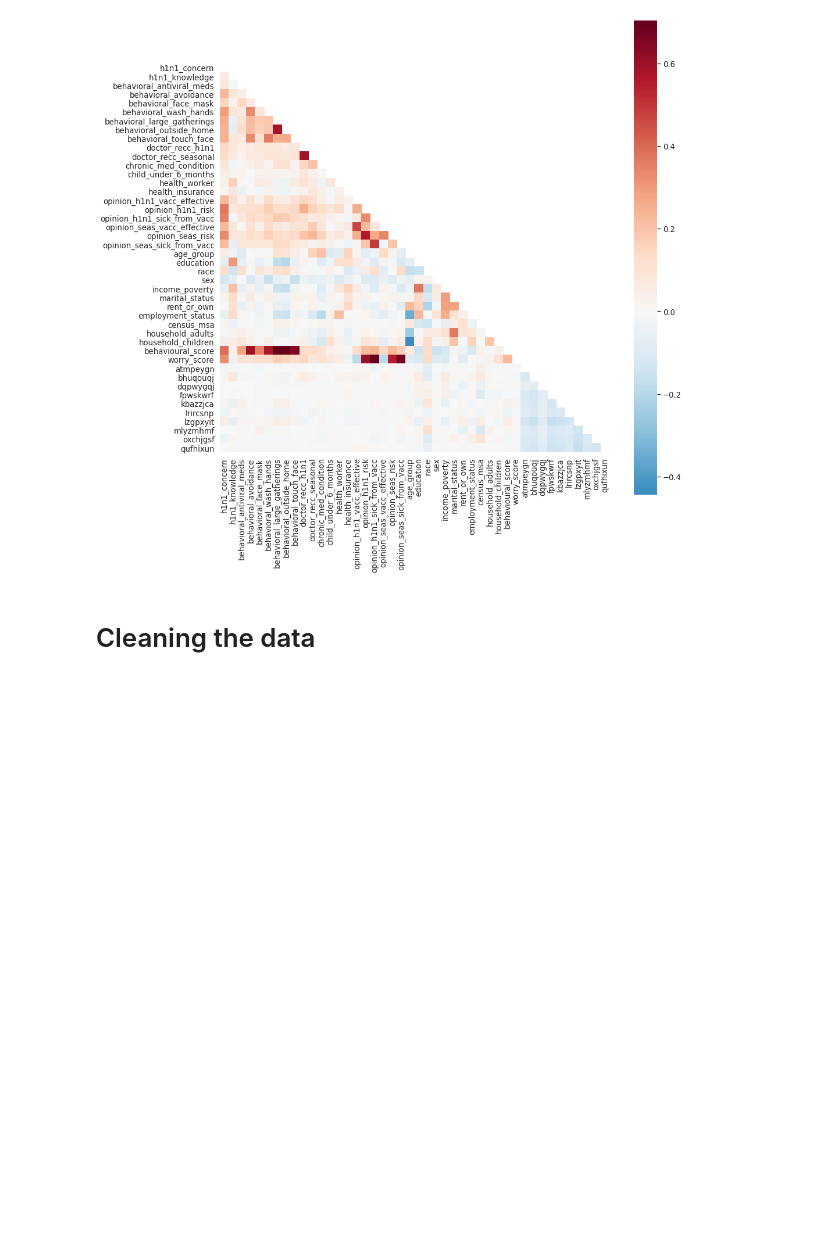
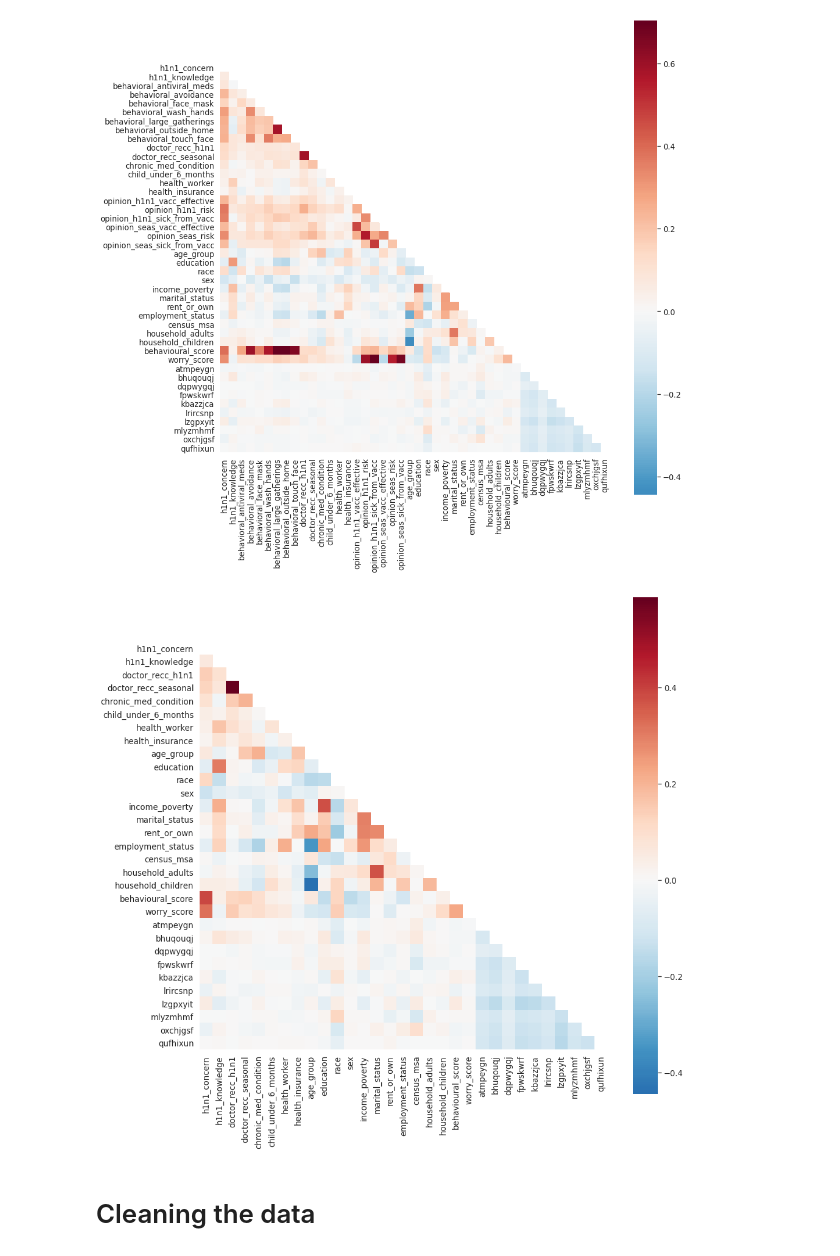
Before and after one commit to Marie-anneMawhin/DS4A_Team18_vaccine_pred, a Jupyter notebook: DS4A_Team18_Vaccine.ipynb, the cells around one changed output. Drawn from its saved outputs; the diff is of its cells as text; code cells hidden in the pictures; blank space fills up the shorter version.

Commit message:
diff correlations

```diff
--- a/DS4A_Team18_Vaccine.ipynb
+++ b/DS4A_Team18_Vaccine.ipynb
@@ -187,6 +187,27 @@ with sns.axes_style("white"):
 plt.savefig(os.path.join(os.getcwd(), 'Graphs/correlation_matrix.png'), bbox_inches='tight')
 # %% [output]
 [figure]
+# %%
+corr_2 =imp_feat.drop(['Unnamed: 0',
+       'behavioral_antiviral_meds', 'behavioral_avoidance',
+       'behavioral_face_mask', 'behavioral_wash_hands',
+       'behavioral_large_gatherings', 'behavioral_outside_home',
+       'behavioral_touch_face', 'opinion_h1n1_vacc_effective', 'opinion_h1n1_risk',
+       'opinion_h1n1_sick_from_vacc', 'opinion_seas_vacc_effective',
+       'opinion_seas_risk', 'opinion_seas_sick_from_vacc', ], axis=1).corr()
+# %%
+#Correlation matrix of all numerical features
+mask_2 = np.zeros_like(corr_2)
+mask_2[np.triu_indices_from(mask_2)] = True
+sns.set(font_scale=1.2)
+
+with sns.axes_style("white"):
+    f, ax = plt.subplots(figsize=(15, 15))
+    ax = sns.heatmap(corr_2, mask=mask_2, square=True, cmap='RdBu_r', center=0)
+
+plt.savefig(os.path.join(os.getcwd(), 'Graphs/correlation_matrix_2.png'), bbox_inches='tight')
+# %% [output]
+[figure, added]
 # %%
 features.set_index('respondent_id', inplace=True)
 # %%
```
Also changed, not shown: parts of 1 cell of this notebook, 2 other files.
